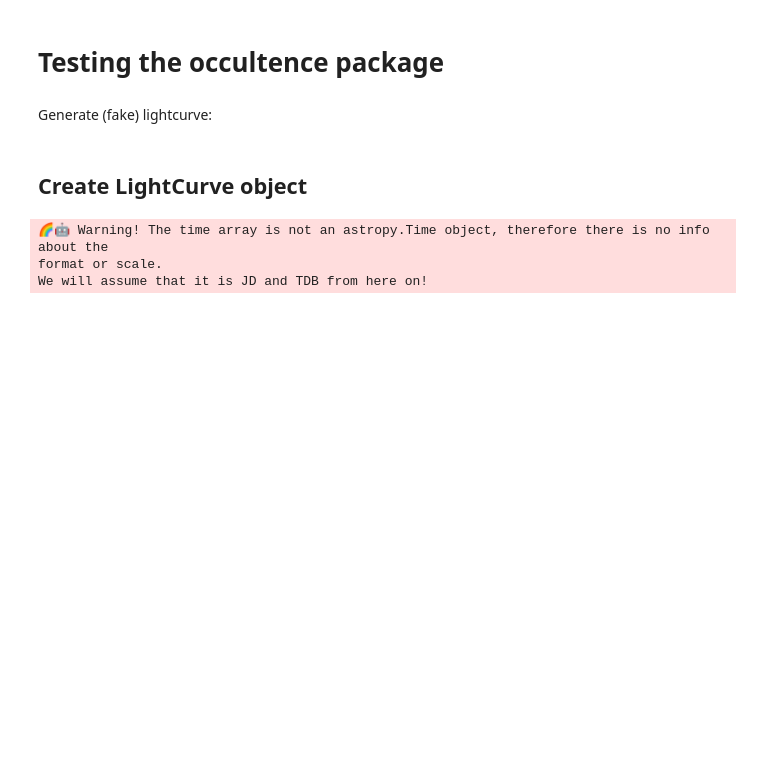
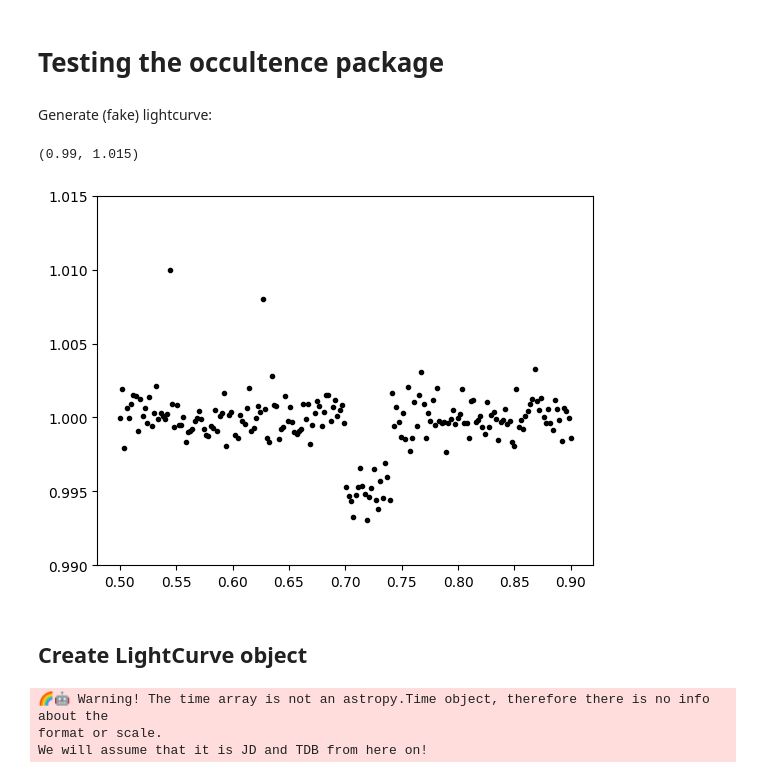
Before and after one commit to catrionamurray/occultence, a Jupyter notebook: test.ipynb, the cells around one changed output. Cells and saved outputs as stored; diff of their text form; code cells hidden in the pictures; blank space fills up the shorter version.

```diff
--- a/test.ipynb
+++ b/test.ipynb
@@ -7,10 +7,16 @@ Generate (fake) lightcurve:
 # %%
 t = np.linspace(0.5,0.9,200)
 ferr = 1e-3 * np.ones(len(t))
 f = 1 + (ferr * (np.random.randn(len(t))))
 f[22] = 1.01 # add a cosmic
 f[63] = 1.008 # add a cosmic
 f[50] = 0.0 # add a zero flux point
+f[100:120] *= 0.995 # add a transit
+plt.plot(t,f,'k.')
+plt.ylim(0.99,1.015)
+# %% [output]
+(0.99, 1.015)
+[figure, added]
 # %% [markdown]
 ## Create LightCurve object
 # %%
```
Also changed, not shown: parts of 6 cells of this notebook, 2 other files.
